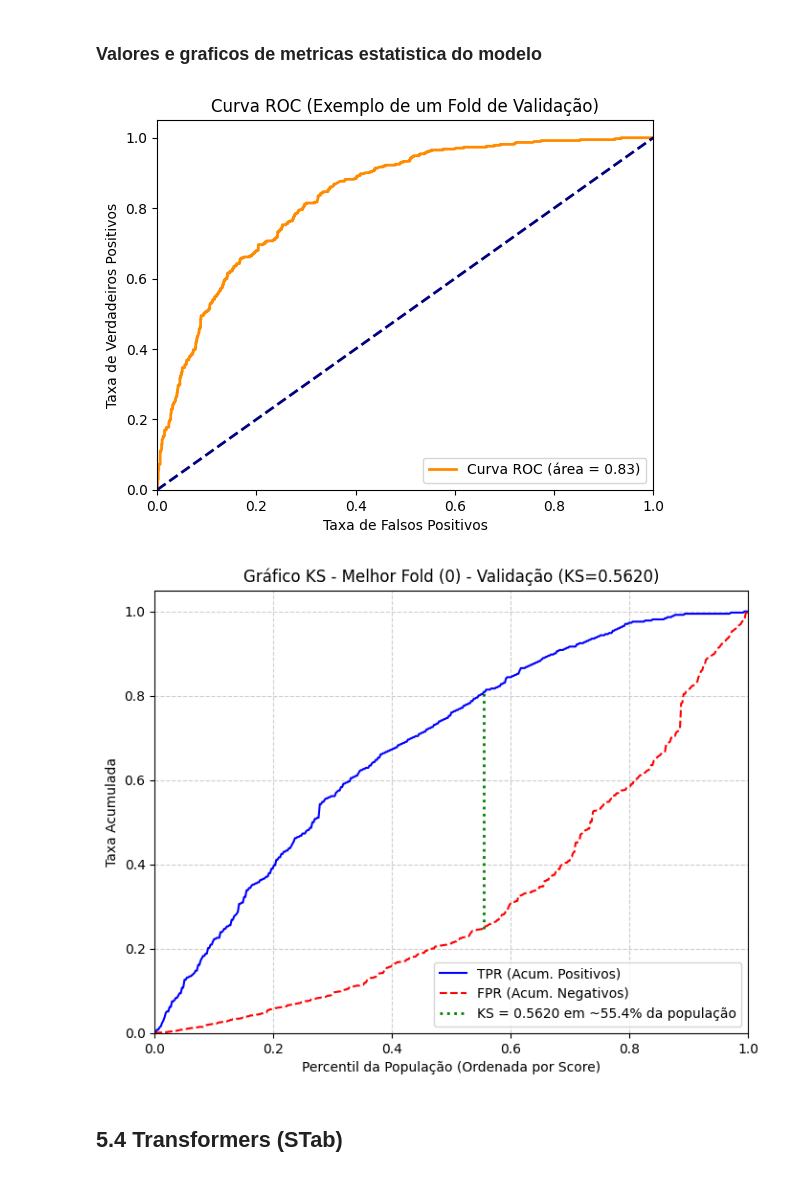
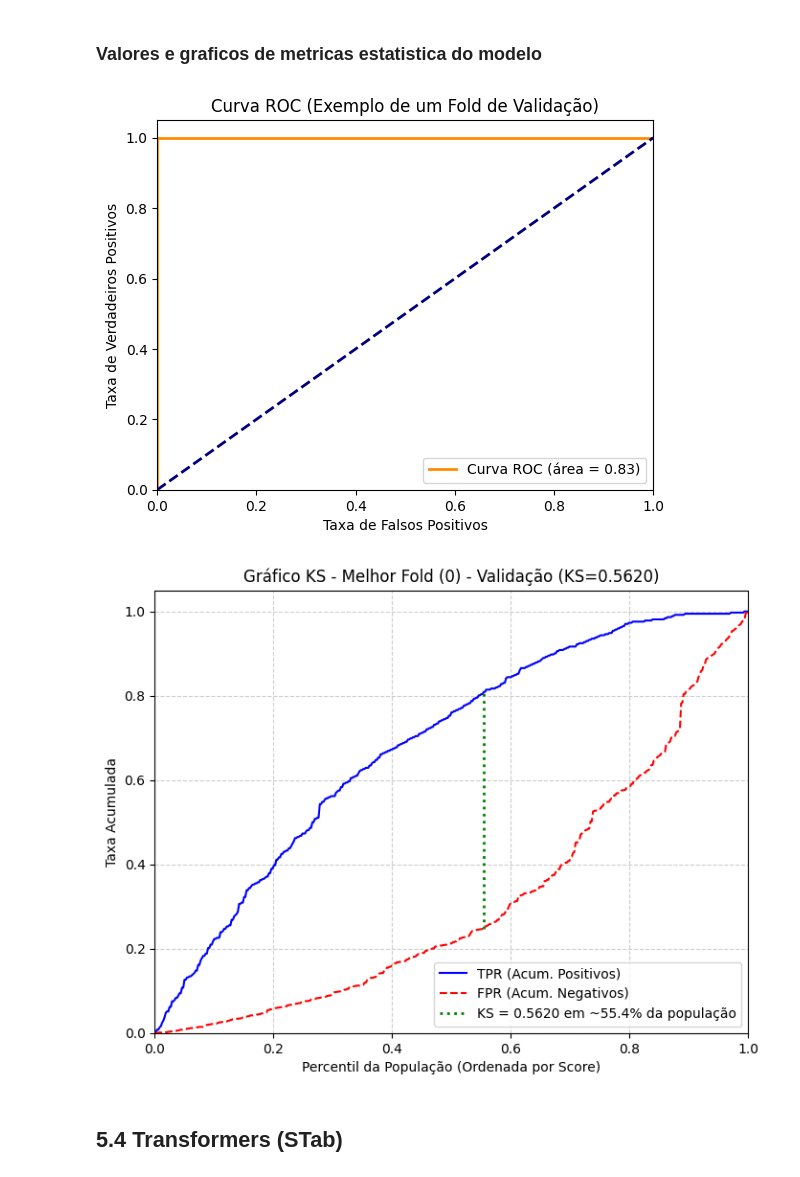
Before and after one commit to Erickllino/Projeto-IF702, a Jupyter notebook: Projeto Final/main.ipynb, the cells around one changed output. Drawn from its saved outputs; the diff is of its cells as text; code cells hidden in the pictures.

```diff
--- a/Projeto Final/main.ipynb
+++ b/Projeto Final/main.ipynb
@@ -814,7 +780,7 @@ from sklearn.model_selection import StratifiedKFold as SKFold
 
 kf = SKFold(n_splits=5, shuffle=True, random_state=50)
 
-model = GradientBoostingClassifier(
+GB_model = GradientBoostingClassifier(
         n_estimators=484,
         learning_rate=0.009436,
         max_depth=1,
@@ -840,13 +806,13 @@ for train_index, val_index in kf.split(df_data, df_target):
     X_train, X_val = df_data.iloc[train_index], df_data.iloc[val_index]
     y_train, y_val = df_target.iloc[train_index], df_target.iloc[val_index]
 
-    model.fit(X_train, y_train)
+    GB_model.fit(X_train, y_train)
 
     # Previsões e probabilidades
-    y_train_pred = model.predict(X_train)
-    y_val_pred = model.predict(X_val)
-    y_train_proba = model.predict_proba(X_train)[:, 1]
-    y_val_proba = model.predict_proba(X_val)[:, 1]
+    y_train_pred = GB_model.predict(X_train)
+    y_val_pred = GB_model.predict(X_val)
+    y_train_proba = GB_model.predict_proba(X_train)[:, 1]
+    y_val_proba = GB_model.predict_proba(X_val)[:, 1]
 
     # Cálculo das acurácias
     train_acc = accuracy_score(y_train, y_train_pred)
@@ -863,7 +829,8 @@ for train_index, val_index in kf.split(df_data, df_target):
     train_ks_values.append(train_ks)
     val_ks_values.append(val_ks)
 
-    roc_auc = auc(fpr, tpr)
+
+    roc_auc = auc(fpr_val, tpr_val)
 
 
 
@@ -932,35 +899,38 @@ def plot_ks_statistic(y_true, y_proba, title='Gráfico KS'):
     plt.show()
 
 
+y_test_proba = GB_model.predict(X_test)
+
+fpr, tpr, thresholds = roc_curve(y_test, y_test)
 
 plt.figure()
 plt.plot(fpr, tpr, color='darkorange', lw=2, label=f'Curva ROC (área = {roc_auc:.2f})')
 plt.plot([0,1], [0,1], color='navy', lw=2, linestyle='--')
 plt.xlim([0.0, 1.0])
 plt.ylim([0.0, 1.05])
 plt.xlabel('Taxa de Falsos Positivos')
 plt.ylabel('Taxa de Verdadeiros Positivos')
 plt.title('Curva ROC (Exemplo de um Fold de Validação)')
 plt.legend(loc="lower right")
 plt.show()
 
 # Supondo que você tenha as probabilidades de previsão para um dos folds de validação (y_val_proba)
 # e os rótulos verdadeiros correspondentes (y_val)
 
 # Exemplo: Usando os resultados do último fold
-fpr, tpr, thresholds = roc_curve(y_val, y_val_proba)
+
 
 
 if best_y_val_for_ks_plot is not None and best_y_proba_for_ks_plot is not None:
     plot_ks_statistic(
         best_y_val_for_ks_plot,
         best_y_proba_for_ks_plot,
         title=f'Gráfico KS - Melhor Fold ({best_fold_num_for_ks_plot}) - Validação (KS={max_val_ks:.4f})'
     )
 else:
     print("Não foi possível gerar o gráfico KS (nenhum dado de validação foi salvo).")
 # %% [output]
-[figure, old version]
+[figure, new version]
 [figure]
 # %% [markdown]
 ## 5.4 Transformers (STab)
```
Also changed, not shown: parts of 9 cells of this notebook.
